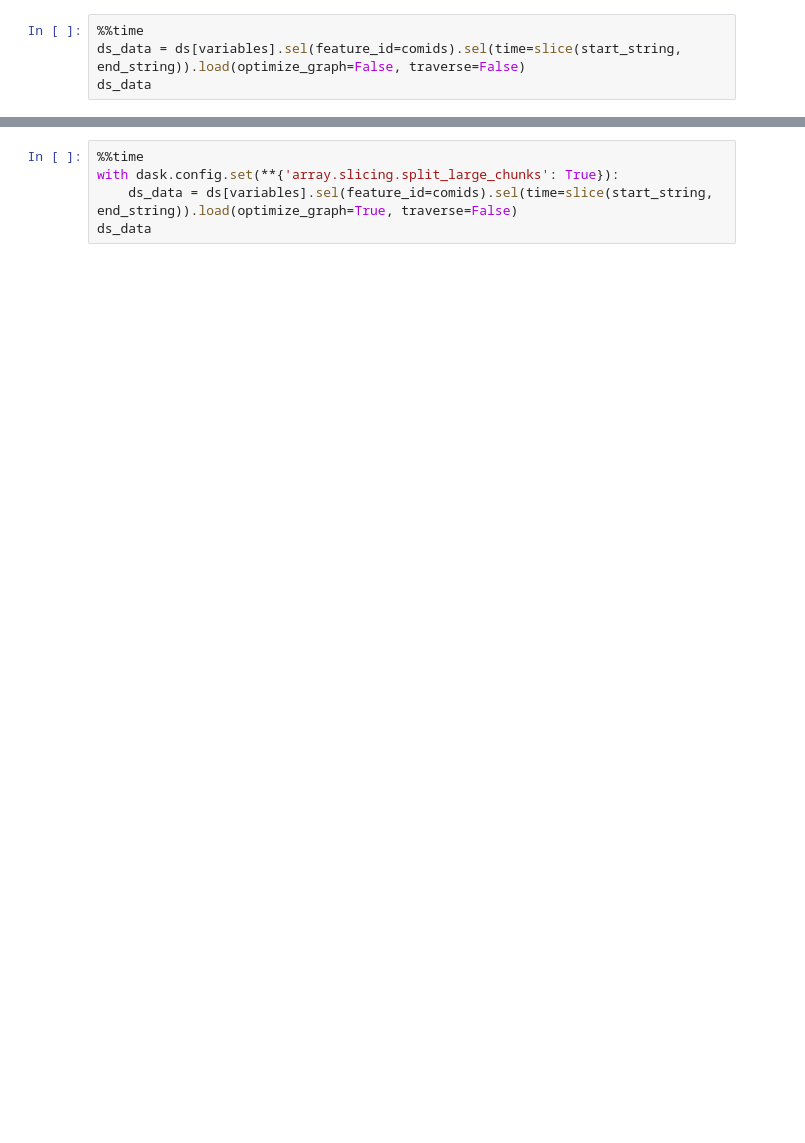
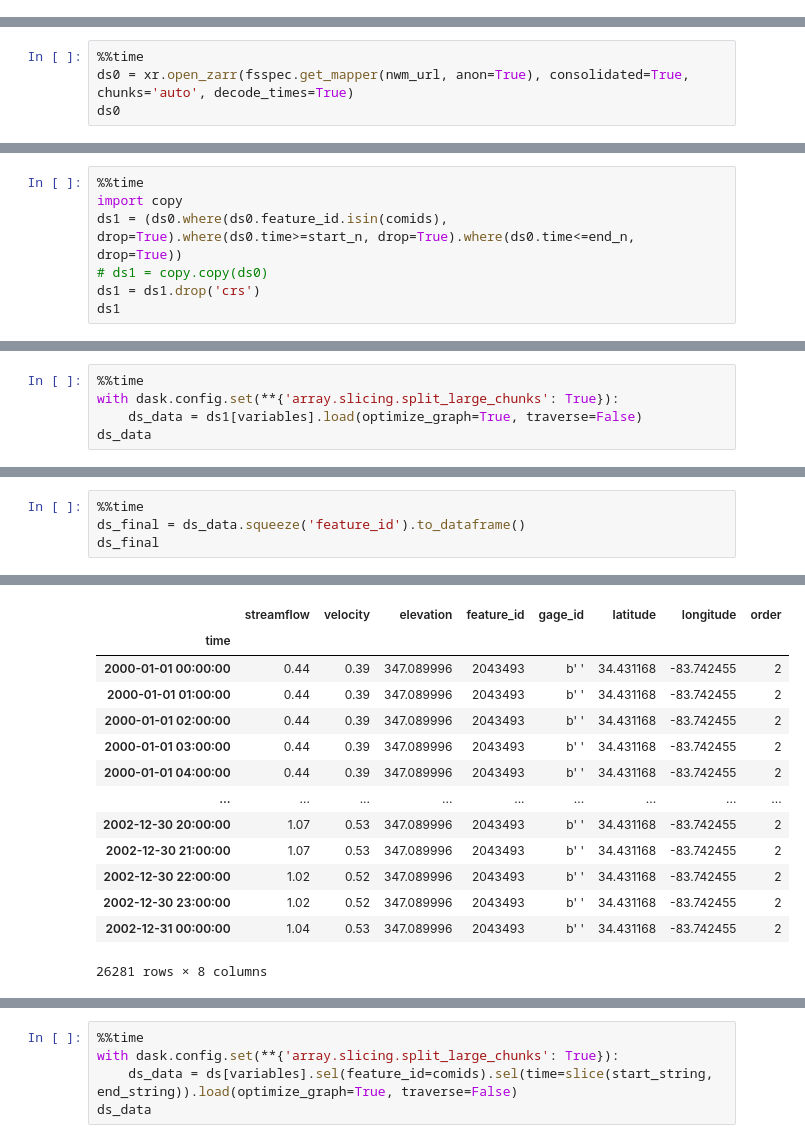
Before and after one commit to quanted/hms_flask, a Jupyter notebook: modules/hms/nwm_rechunking.ipynb, the cells around one changed output, grey strips where cells are left out. Drawn from its saved outputs; the diff is of its cells as text; blank space fills up the shorter version.

Commit message:
updates for parallel requests of NWM data

```diff
--- a/modules/hms/nwm_rechunking.ipynb
+++ b/modules/hms/nwm_rechunking.ipynb
@@ -48,4 +40,0 @@ ds = ds.drop('crs')
-# %%
-%%time
-ds_data = ds[variables].sel(feature_id=comids).sel(time=slice(start_string, end_string)).load(optimize_graph=False, traverse=False)
-ds_data
@@ -70,0 +41,4 @@ ClientPayloadError: Response payload is not completed
+# %%
+%%time
+ds0 = xr.open_zarr(fsspec.get_mapper(nwm_url, anon=True), consolidated=True, chunks='auto', decode_times=True)
+ds0
@@ -70,0 +68,7 @@ ClientPayloadError: Response payload is not completed
+# %%
+%%time
+import copy
+ds1 = (ds0.where(ds0.feature_id.isin(comids), drop=True).where(ds0.time>=start_n, drop=True).where(ds0.time<=end_n, drop=True))
+# ds1 = copy.copy(ds0)
+ds1 = ds1.drop('crs')
+ds1
@@ -70,0 +97,5 @@ ClientPayloadError: Response payload is not completed
+# %%
+%%time
+with dask.config.set(**{'array.slicing.split_large_chunks': True}):
+    ds_data = ds1[variables].load(optimize_graph=True, traverse=False)
+ds_data
@@ -70,0 +124,5 @@ ClientPayloadError: Response payload is not completed
+# %%
+%%time
+ds_final = ds_data.squeeze('feature_id').to_dataframe()
+ds_final
+# %% [output]
@@ -70,0 +131,14 @@ ClientPayloadError: Response payload is not completed
+|  | streamflow | velocity | elevation | feature_id | gage_id | latitude | longitude | order |
+| time |  |  |  |  |  |  |  |  |
+| 2000-01-01 00:00:00 | 0.44 | 0.39 | 347.089996 | 2043493 | b' ' | 34.431168 | -83.742455 | 2 |
+| 2000-01-01 01:00:00 | 0.44 | 0.39 | 347.089996 | 2043493 | b' ' | 34.431168 | -83.742455 | 2 |
+| 2000-01-01 02:00:00 | 0.44 | 0.39 | 347.089996 | 2043493 | b' ' | 34.431168 | -83.742455 | 2 |
+| 2000-01-01 03:00:00 | 0.44 | 0.39 | 347.089996 | 2043493 | b' ' | 34.431168 | -83.742455 | 2 |
+| 2000-01-01 04:00:00 | 0.44 | 0.39 | 347.089996 | 2043493 | b' ' | 34.431168 | -83.742455 | 2 |
+| ... | ... | ... | ... | ... | ... | ... | ... | ... |
+| 2002-12-30 20:00:00 | 1.07 | 0.53 | 347.089996 | 2043493 | b' ' | 34.431168 | -83.742455 | 2 |
+| 2002-12-30 21:00:00 | 1.07 | 0.53 | 347.089996 | 2043493 | b' ' | 34.431168 | -83.742455 | 2 |
+| 2002-12-30 22:00:00 | 1.02 | 0.52 | 347.089996 | 2043493 | b' ' | 34.431168 | -83.742455 | 2 |
+| 2002-12-30 23:00:00 | 1.02 | 0.52 | 347.089996 | 2043493 | b' ' | 34.431168 | -83.742455 | 2 |
+| 2002-12-31 00:00:00 | 1.04 | 0.53 | 347.089996 | 2043493 | b' ' | 34.431168 | -83.742455 | 2 |
+26281 rows × 8 columns
```
Also changed, not shown: parts of 18 cells of this notebook, 3 other files.
